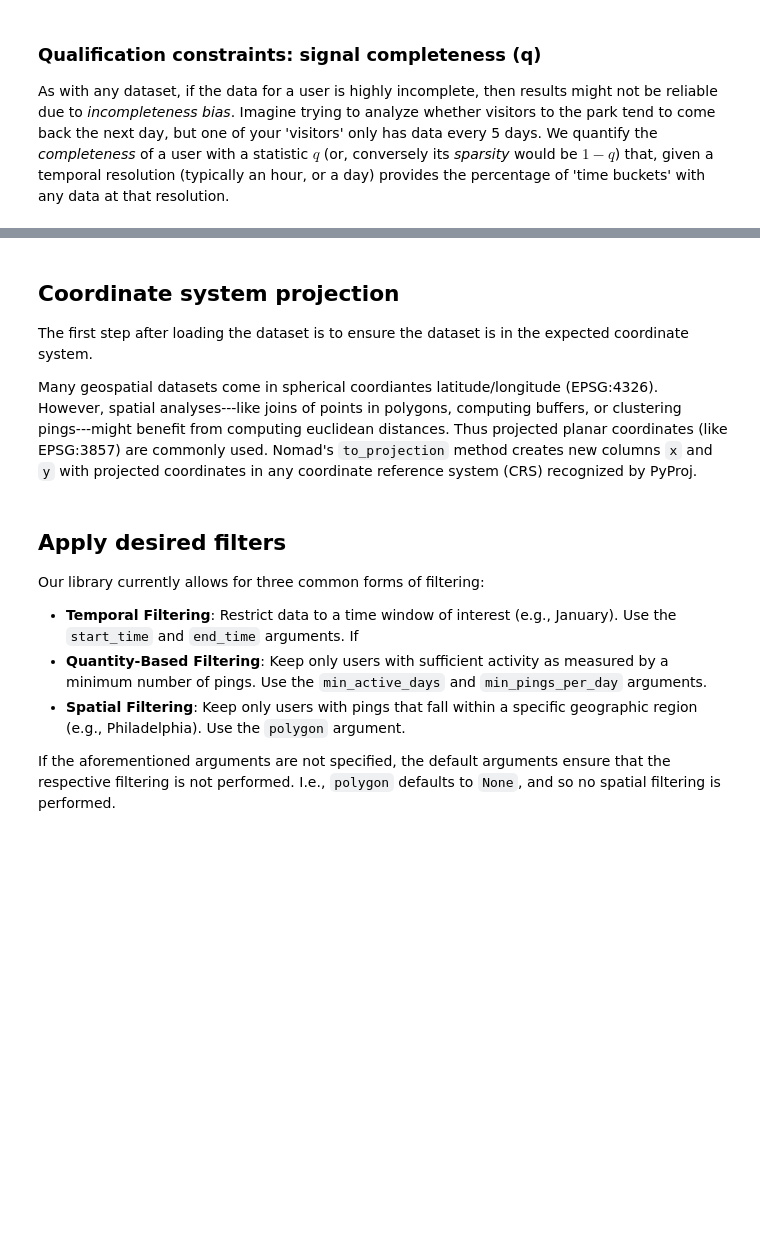
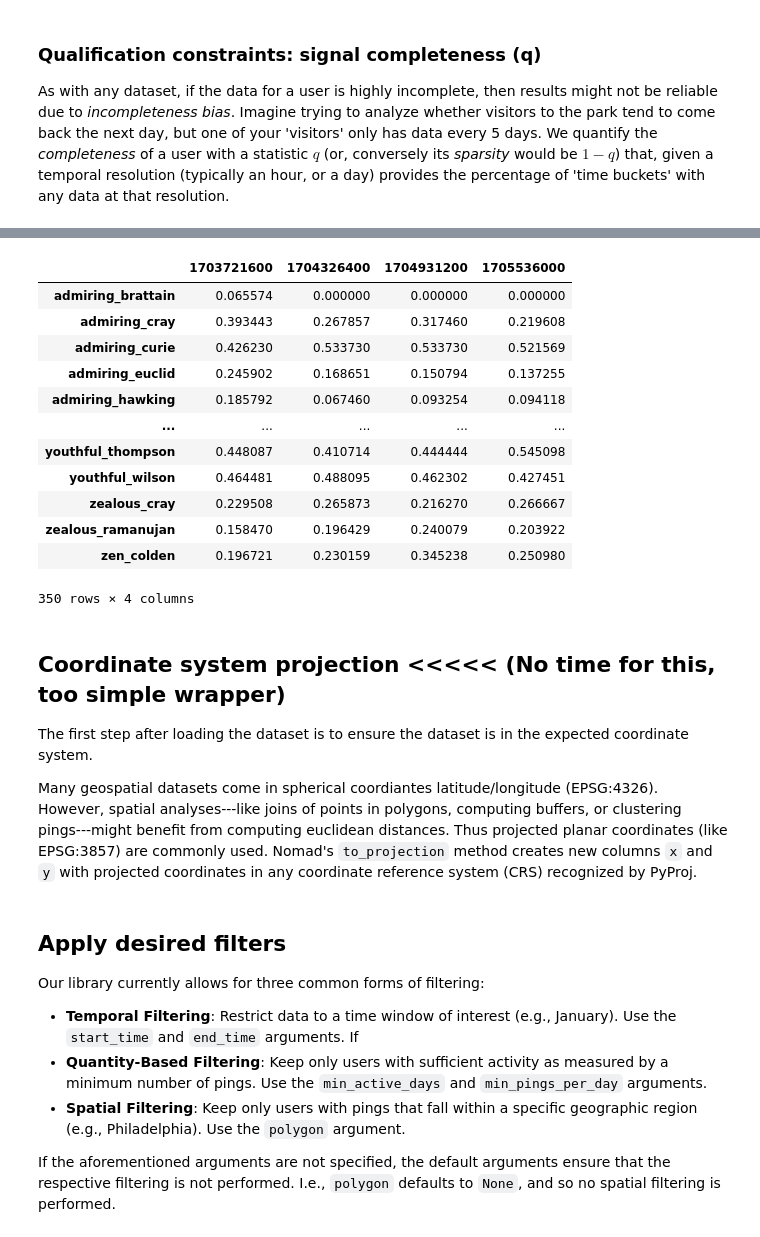
Before and after one commit to Watts-Lab/nomad, a Jupyter notebook: tutorials/IC2S2-2025/[2]filtering.ipynb, the cells around one changed output, grey strips where cells are left out. Cells and saved outputs as stored; diff of their text form; code cells hidden in the pictures; blank space fills up the shorter version.

```diff
--- a/tutorials/IC2S2-2025/[2]filtering.ipynb
+++ b/tutorials/IC2S2-2025/[2]filtering.ipynb
@@ -168,5 +254,21 @@ user_df.unix_ts.is_monotonic_increasing
+# %%
+filters.completeness(traj.drop('datetime', axis=1), periods=20, freq='min', traj_cols=tc, agg_freq='w')
+# %% [output]
+|  | 1703721600 | 1704326400 | 1704931200 | 1705536000 |
+| admiring_brattain | 0.065574 | 0.000000 | 0.000000 | 0.000000 |
+| admiring_cray | 0.393443 | 0.267857 | 0.317460 | 0.219608 |
+| admiring_curie | 0.426230 | 0.533730 | 0.533730 | 0.521569 |
+| admiring_euclid | 0.245902 | 0.168651 | 0.150794 | 0.137255 |
+| admiring_hawking | 0.185792 | 0.067460 | 0.093254 | 0.094118 |
+| ... | ... | ... | ... | ... |
+| youthful_thompson | 0.448087 | 0.410714 | 0.444444 | 0.545098 |
+| youthful_wilson | 0.464481 | 0.488095 | 0.462302 | 0.427451 |
+| zealous_cray | 0.229508 | 0.265873 | 0.216270 | 0.266667 |
+| zealous_ramanujan | 0.158470 | 0.196429 | 0.240079 | 0.203922 |
+| zen_colden | 0.196721 | 0.230159 | 0.345238 | 0.250980 |
+350 rows × 4 columns
 # %% [markdown]
-## Coordinate system projection
+## Coordinate system projection <<<<< (No time for this, too simple wrapper)
 
 The first step after loading the dataset is to ensure the dataset is in the expected coordinate system.
 
```
Also changed, not shown: parts of 12 cells of this notebook, 1 other file.
